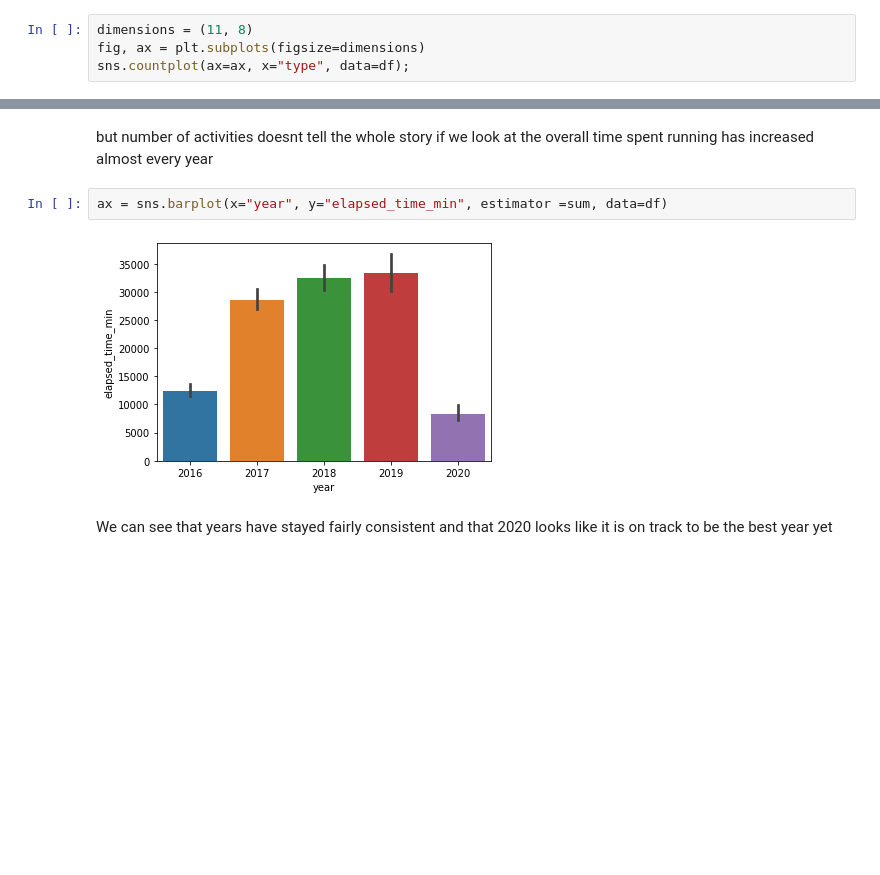
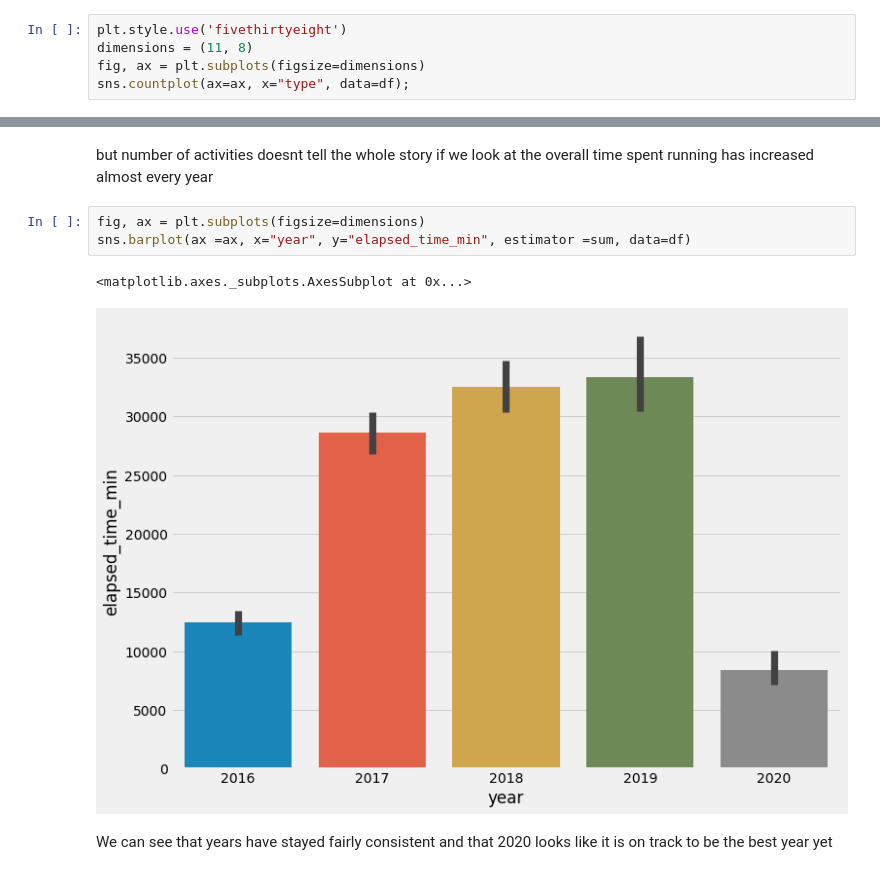
Before and after one commit to NateSalima/StravaProject, a Jupyter notebook: Strava.ipynb, the cells around one changed output, grey strips where cells are left out. Saved outputs shown, nothing was run; the diff lists cells and outputs as text; blank space fills up the shorter version.

```diff
--- a/Strava.ipynb
+++ b/Strava.ipynb
@@ -68,6 +68,7 @@ df.shape
 # %% [output]
 (1705, 9)
 # %%
+plt.style.use('fivethirtyeight')
 dimensions = (11, 8)
 fig, ax = plt.subplots(figsize=dimensions)
 sns.countplot(ax=ax, x="type", data=df);
@@ -113,9 +127,11 @@ See the caveats in the documentation: https://pandas.pydata.org/pandas-docs/stab
 # %% [markdown]
 but number of activities doesnt tell the whole story if we look at the overall time spent running has increased almost every year
 # %%
-ax = sns.barplot(x="year", y="elapsed_time_min", estimator =sum, data=df)
+fig, ax = plt.subplots(figsize=dimensions)
+sns.barplot(ax =ax, x="year", y="elapsed_time_min", estimator =sum, data=df)
 # %% [output]
+<matplotlib.axes._subplots.AxesSubplot at 0x...>
-[figure, old version]
+[figure, new version]
 # %% [markdown]
 We can see that years have stayed fairly consistent and that 2020 looks like it is on track to be the best year yet
 # %%
```
Also changed, not shown: parts of 26 cells of this notebook.
